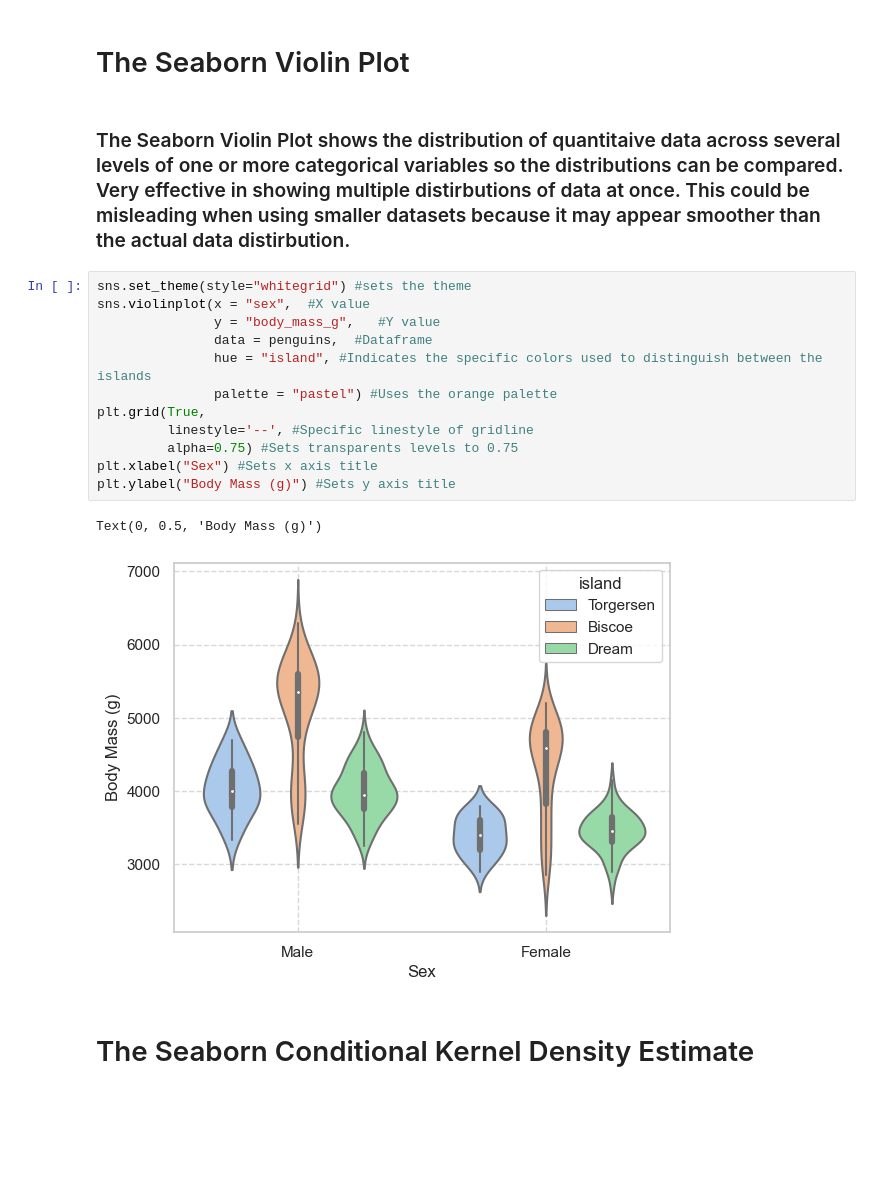
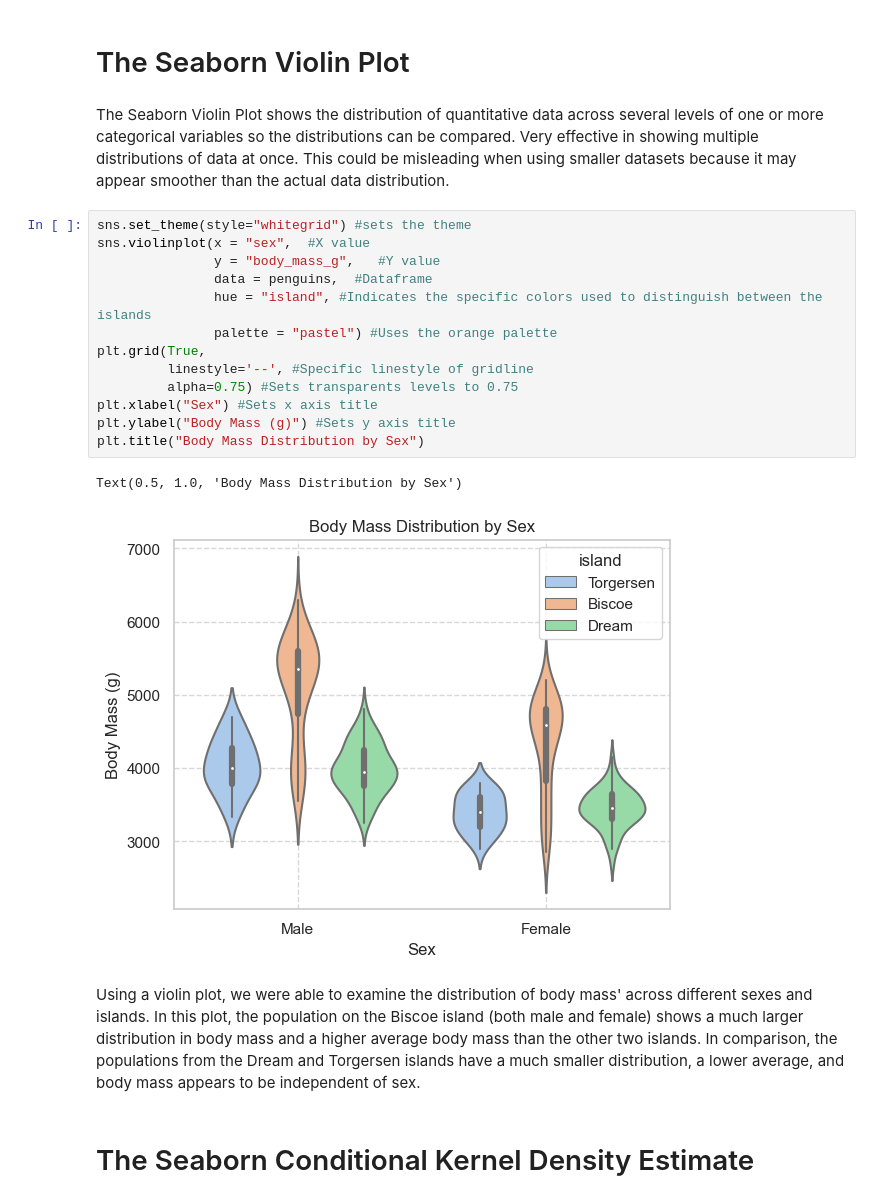
Before and after one commit to saingersoll/squirrel-gurlz, a Jupyter notebook: nbs/Kate2.ipynb, the cells around one changed output. Drawn from its saved outputs; the diff is of its cells as text; blank space fills up the shorter version.

```diff
--- a/nbs/Kate2.ipynb
+++ b/nbs/Kate2.ipynb
@@ -44,22 +43,25 @@ penguins.head()
 # %% [markdown]
 # The Seaborn Violin Plot
 # %% [markdown]
-### The Seaborn Violin Plot shows the distribution of quantitaive data across several levels of one or more categorical variables so the distributions can be compared. Very effective in showing multiple distirbutions of data at once. This could be misleading when using smaller datasets because it may appear smoother than the actual data distirbution.
+The Seaborn Violin Plot shows the distribution of quantitative data across several levels of one or more categorical variables so the distributions can be compared. Very effective in showing multiple distributions of data at once. This could be misleading when using smaller datasets because it may appear smoother than the actual data distribution.
 # %%
 sns.set_theme(style="whitegrid") #sets the theme
 sns.violinplot(x = "sex",  #X value
                y = "body_mass_g",   #Y value
                data = penguins,  #Dataframe
                hue = "island", #Indicates the specific colors used to distinguish between the islands
                palette = "pastel") #Uses the orange palette
 plt.grid(True,
          linestyle='--', #Specific linestyle of gridline
          alpha=0.75) #Sets transparents levels to 0.75
 plt.xlabel("Sex") #Sets x axis title
 plt.ylabel("Body Mass (g)") #Sets y axis title
+plt.title("Body Mass Distribution by Sex")
 # %% [output]
-Text(0, 0.5, 'Body Mass (g)')
+Text(0.5, 1.0, 'Body Mass Distribution by Sex')
-[figure, old version]
+[figure, new version]
+# %% [markdown]
+Using a violin plot, we were able to examine the distribution of body mass' across different sexes and islands. In this plot, the population on the Biscoe island (both male and female) shows a much larger distribution in body mass and a higher average body mass than the other two islands. In comparison, the populations from the Dream and Torgersen islands have a much smaller distribution, a lower average, and body mass appears to be independent of sex.
 # %% [markdown]
 # The Seaborn Conditional Kernel Density Estimate
 # %% [markdown]
```
Also changed, not shown: parts of 6 cells of this notebook, 4 other files.
